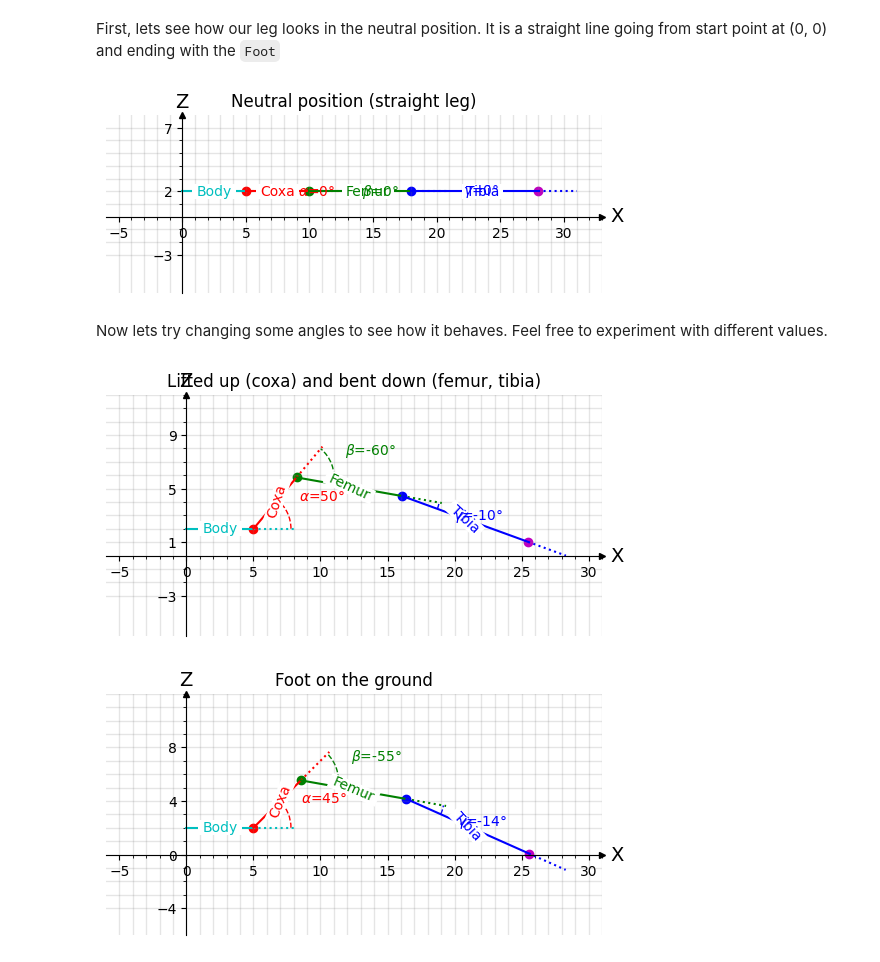
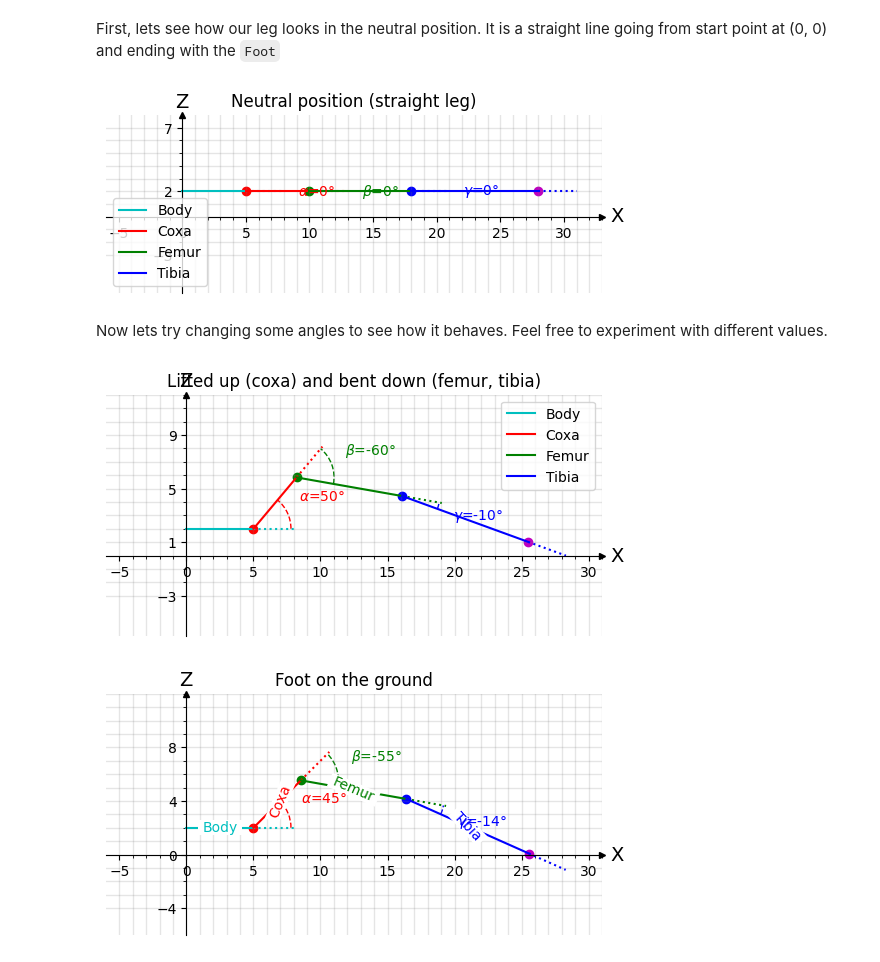
Before and after one commit to Dr-QP/Dr.QP, a Jupyter notebook: packages/runtime/drqp_brain/notebooks/getting_started_with_robot_ik.ipynb, the cells around one changed output. Saved outputs shown, nothing was run; the diff lists cells and outputs as text; code cells hidden in the pictures.

Commit message:
make it possible to switch between inline and legend labels for links fix extension of last link which doesn't have angle to show

```diff
--- a/packages/runtime/drqp_brain/notebooks/getting_started_with_robot_ik.ipynb
+++ b/packages/runtime/drqp_brain/notebooks/getting_started_with_robot_ik.ipynb
@@ -93,12 +93,12 @@ First, lets see how our leg looks in the neutral position. It is a straight line
 # %%
 %matplotlib inline
 from plotting import plot_leg_with_points
 
 model = forward_kinematics(coxa_length, femur_length, tibia_length, alpha, beta, gamma)
 
-_ = plot_leg_with_points(model, 'Neutral position (straight leg)')
+_ = plot_leg_with_points(model, 'Neutral position (straight leg)', no_link_labels=True)
 # %% [output]
-[figure, old version]
+[figure, new version]
 # %% [markdown]
 Now lets try changing some angles to see how it behaves. Feel free to experiment with different values.
 # %%
@@ -106,9 +106,9 @@ Now lets try changing some angles to see how it behaves. Feel free to experiment
 
 model = forward_kinematics(coxa_length, femur_length, tibia_length, 50, -60, -10)
 
-_ = plot_leg_with_points(model, 'Lifted up (coxa) and bent down (femur, tibia)')
+_ = plot_leg_with_points(model, 'Lifted up (coxa) and bent down (femur, tibia)', no_link_labels=True)
 # %% [output]
-[figure, old version]
+[figure, new version]
 # %%
 %matplotlib inline
 
```
Also changed, not shown: parts of 2 cells of this notebook, 1 other file.
